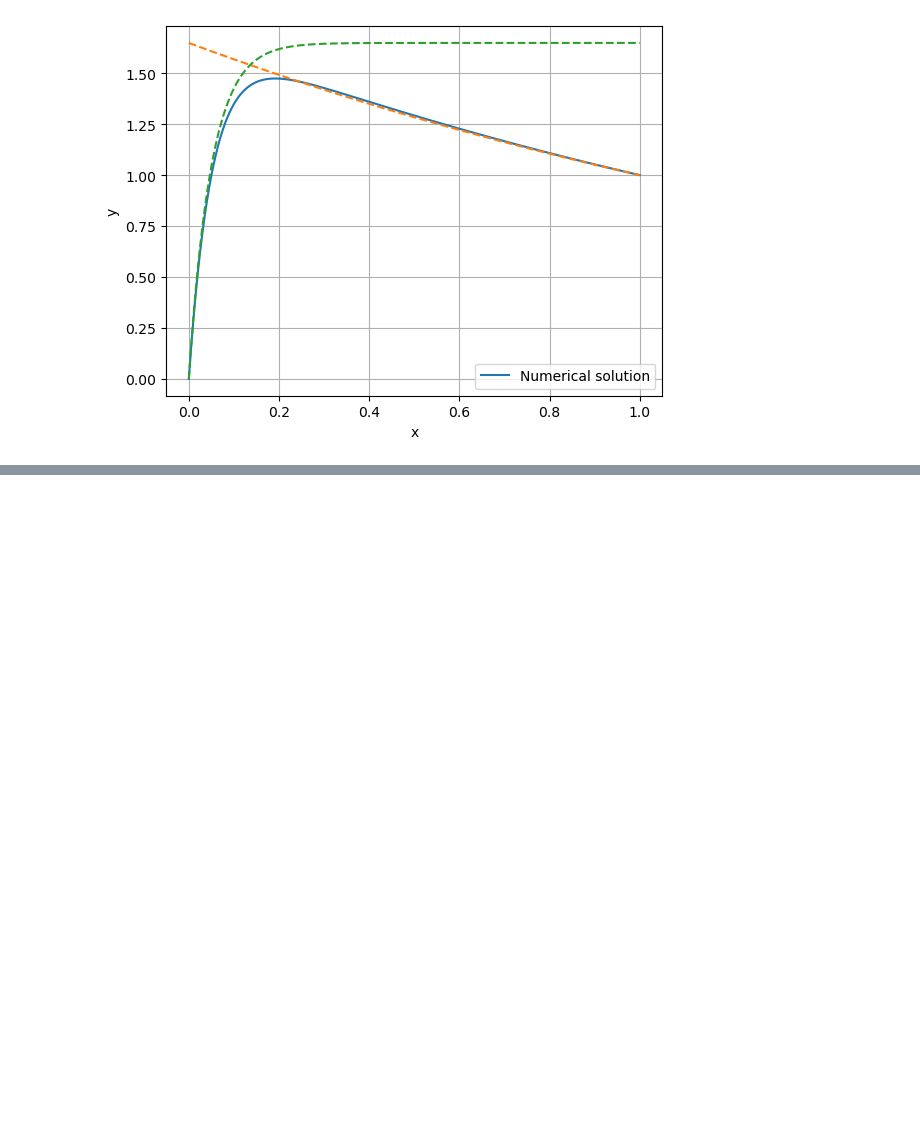
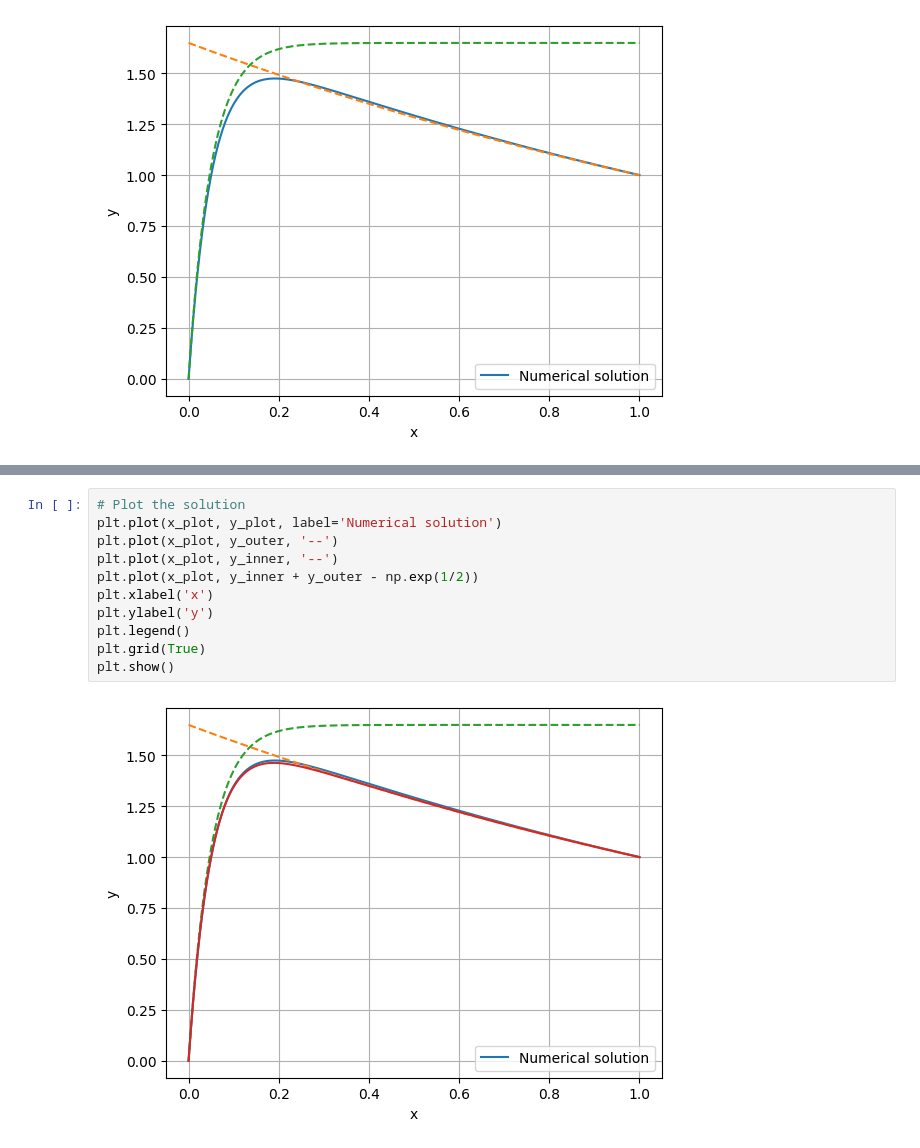
Before and after one commit to trinh/ma30287-codes, a Jupyter notebook: lectures/ProblemClass03a-SolvingBVPs.ipynb, the cells around one changed output, grey strips where cells are left out. Drawn from its saved outputs; the diff is of its cells as text; blank space fills up the shorter version.

```diff
--- a/lectures/ProblemClass03a-SolvingBVPs.ipynb
+++ b/lectures/ProblemClass03a-SolvingBVPs.ipynb
@@ -47,0 +64,13 @@ plt.show()
+# %%
+# Plot the solution
+plt.plot(x_plot, y_plot, label='Numerical solution')
+plt.plot(x_plot, y_outer, '--')
+plt.plot(x_plot, y_inner, '--')
+plt.plot(x_plot, y_inner + y_outer - np.exp(1/2))
+plt.xlabel('x')
+plt.ylabel('y')
+plt.legend()
+plt.grid(True)
+plt.show()
+# %% [output]
+[figure, added]
```
Also changed, not shown: parts of 1 cell of this notebook.
